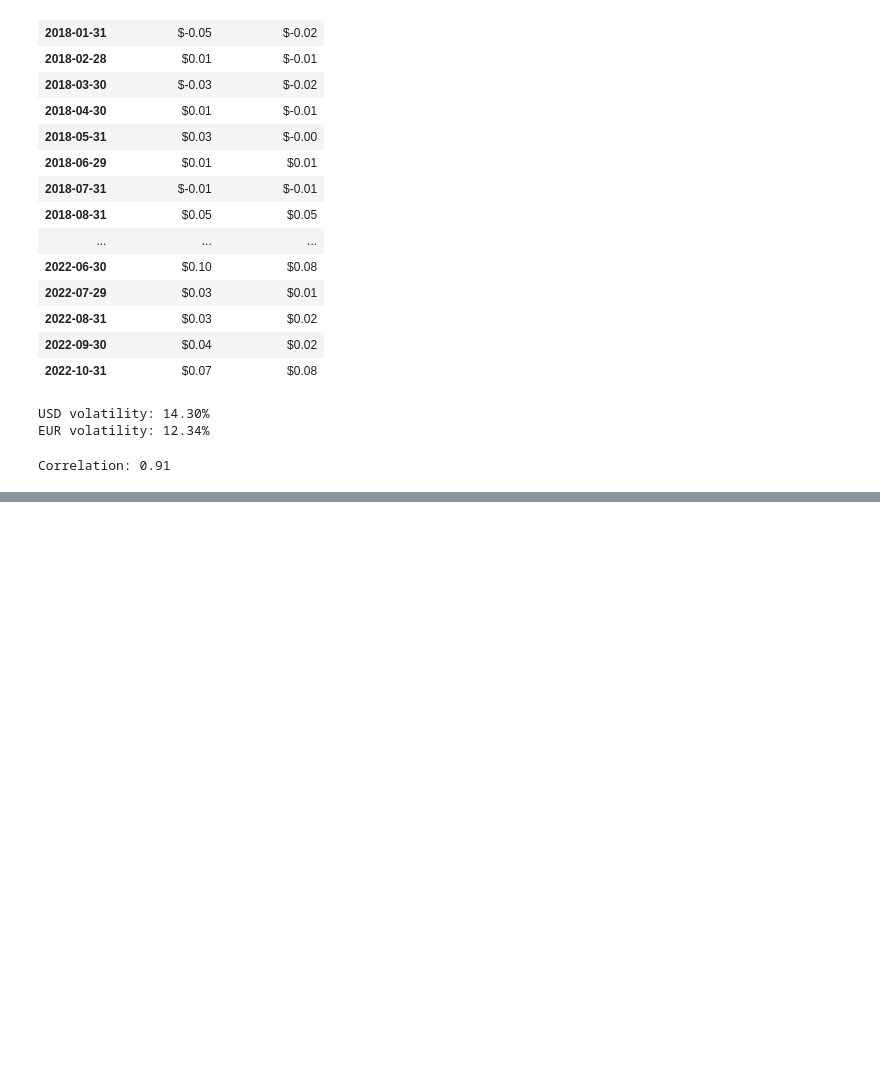
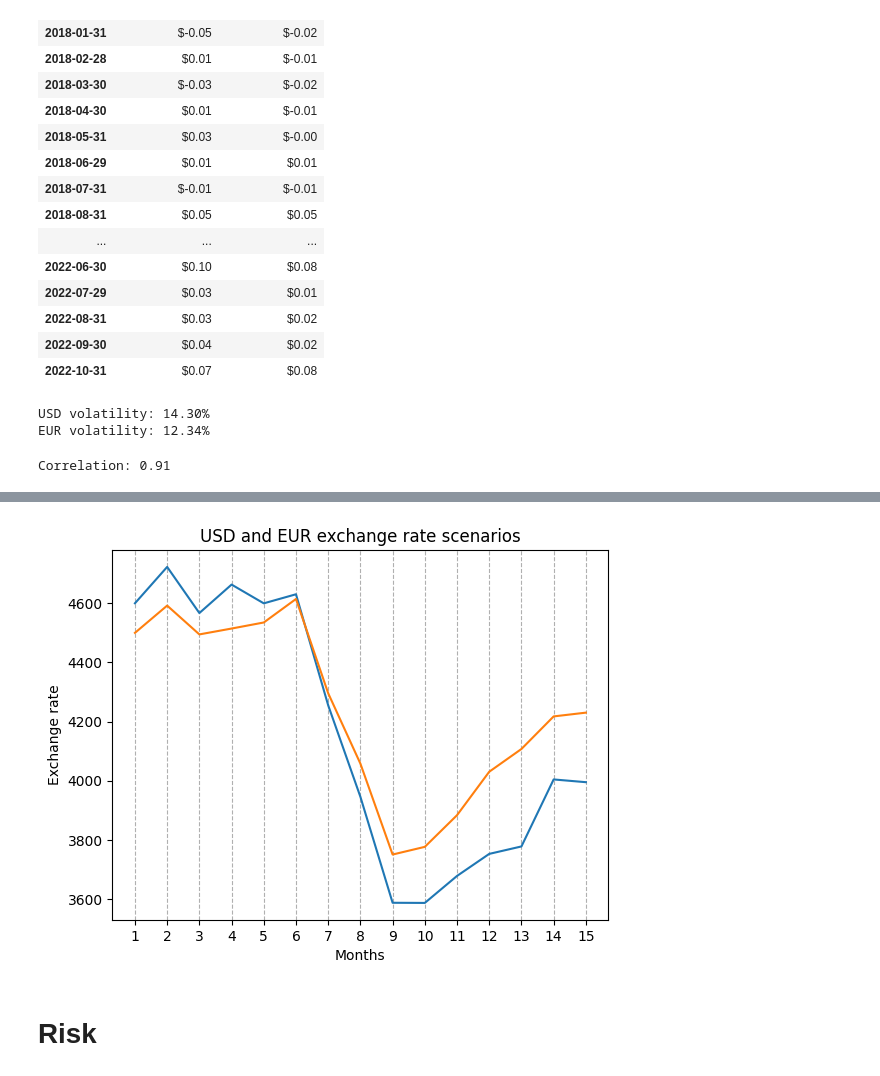
Before and after one commit to smoralesduarte/cashflow_model, a Jupyter notebook: CrowdLoan.ipynb, the cells around one changed output, grey strips where cells are left out. Saved outputs shown, nothing was run; the diff lists cells and outputs as text; code cells hidden in the pictures; blank space fills up the shorter version.

Commit message:
Risk Factors completed

```diff
--- a/CrowdLoan.ipynb
+++ b/CrowdLoan.ipynb
@@ -327,0 +444,15 @@ Correlation: 0.91
+# %%
+# Plot the 500th USD scenario and the 500th EUR scenario to show correlation
+plt.plot(scenarios_df_USD["USD exchange rate500"], label="USD exchange rate")
+plt.plot(scenarios_df_EUR["EUR exchange rate500"], label="EUR exchange rate")
+
+plt.xlabel("Months")
+plt.ylabel("Exchange rate")
+plt.title("USD and EUR exchange rate scenarios")
+# Change x ticks to show each of the 15 months and set line style to dashed
+plt.xticks(np.arange(0, len(scenarios_df_EUR), 1), np.arange(1, 16))
+plt.grid(axis='x', which='major', linestyle='--')
+# %% [output]
+[figure, added]
+# %% [markdown]
+# Risk
```
Also changed, not shown: parts of 11 cells of this notebook, 3 other files.
